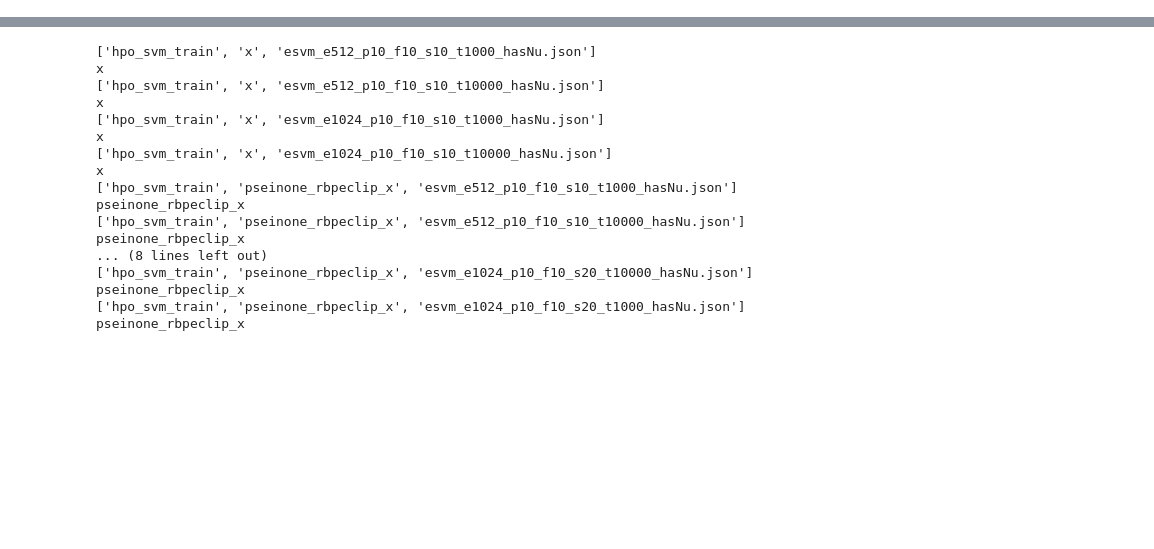
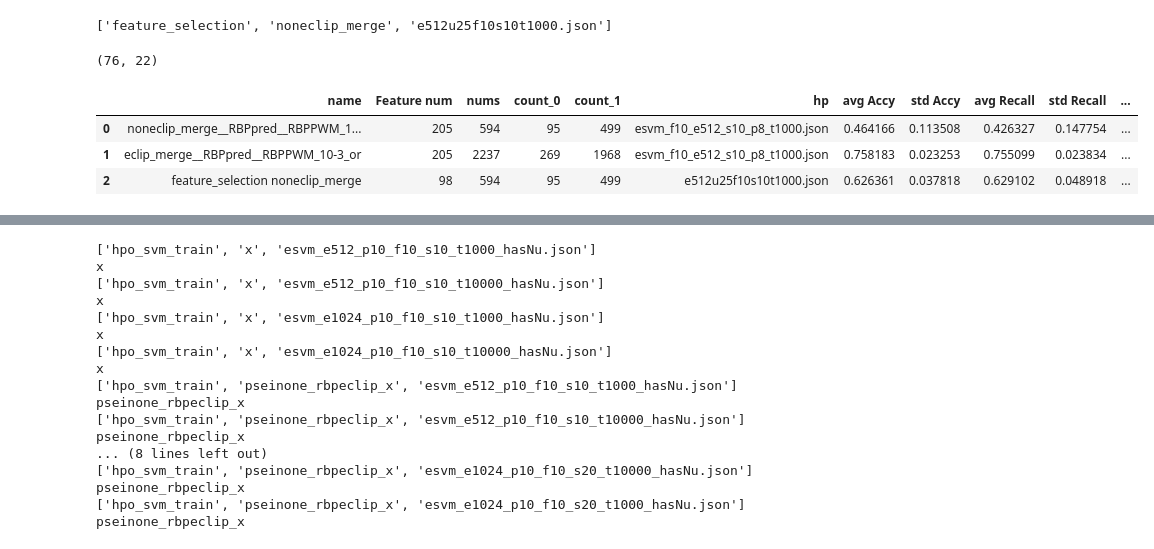
Before and after one commit to JiandeWuu/sixthTool, a Jupyter notebook: pref.ipynb, the cells around one changed output, grey strips where cells are left out. Cells and saved outputs as stored; diff of their text form; code cells hidden in the pictures; blank space fills up the shorter version.

```diff
--- a/pref.ipynb
+++ b/pref.ipynb
@@ -74,0 +97,38 @@ sns.heatmap(np.array(perf['select_history'], dtype=bool).T)
+# %%
+perf_file_path = "data/RBP_eclip/output/feature_selection__noneclip_merge__e512u25f10s10t1000.json"
+perf_file = "feature_selection__noneclip_merge__e512u25f10s10t1000.json"
+x_file = "data/RBP_eclip/All/merge/noneclip_merge__RBPpred__RBPPWM_10-3_or.npy"
+y_file = "data/RBP_eclip/All/merge/noneclip__y.npy"
+
+file_list = perf_file.split("__")
+print(file_list)
+f = open(perf_file_path)
+perf = json.load(f)
+f.close()
+x = np.load(x_file)
+u, c = np.unique(np.load(y_file), return_counts=True)
+
+selected_features_num = sum(np.array(perf['selected_features']) == 'True')
+perf = perf['subset_perf']
+perf_list.append(['feature_selection ' + file_list[1], selected_features_num, x.shape[0], c[np.where(u == 0)[0][0]], c[np.where(u == 1)[0][0]],
+                    file_list[2],
+                    perf['avg Accy'], perf['std Accy'],
+                    perf['avg Recall'], perf['std Recall'],
+                    perf['avg Prec'], perf['std Prec'],
+                    perf['avg Spec'], perf['std Spec'],
+                    perf['avg Npv'], perf['std Npv'],
+                    perf['avg F1sc'], perf['std F1sc'],
+                    perf['avg AUROC'], perf['std AUROC']
+                    ])
+# %% [output]
+['feature_selection', 'noneclip_merge', 'e512u25f10s10t1000.json']
+# %%
+df = pd.DataFrame(perf_list, columns=["name", "Feature num", "nums", "count_0", "count_1", "hp",
+                                 "avg Accy", "std Accy",
+                                 "avg Recall", "std Recall",
+                                 "avg Prec", "std Prec",
+                                 "avg Spec", "std Spec",
+                                 "avg Npv", "std Npv",
+                                 "avg F1sc", "std F1sc",
+                                 "avg AUROC", "std AUROC"
+                                 ])
@@ -74,0 +142,11 @@ sns.heatmap(np.array(perf['select_history'], dtype=bool).T)
+# %%
+sum(np.array(perf['selected_features'])[:154] == 'True'), sum(np.array(perf['selected_features'])[154:] == 'True')
+# %% [output]
+(76, 22)
+# %%
+df
+# %% [output]
+|  | name | Feature num | nums | count_0 | count_1 | hp | avg Accy | std Accy | avg Recall | std Recall | ... |
+| 0 | noneclip_merge__RBPpred__RBPPWM_1... | 205 | 594 | 95 | 499 | esvm_f10_e512_s10_p8_t1000.json | 0.464166 | 0.113508 | 0.426327 | 0.147754 | ... |
+| 1 | eclip_merge__RBPpred__RBPPWM_10-3_or | 205 | 2237 | 269 | 1968 | esvm_f10_e512_s10_p8_t1000.json | 0.758183 | 0.023253 | 0.755099 | 0.023834 | ... |
+| 2 | feature_selection noneclip_merge | 98 | 594 | 95 | 499 | e512u25f10s10t1000.json | 0.626361 | 0.037818 | 0.629102 | 0.048918 | ... |
```
Also changed, not shown: parts of 18 cells of this notebook, 9 other files.
